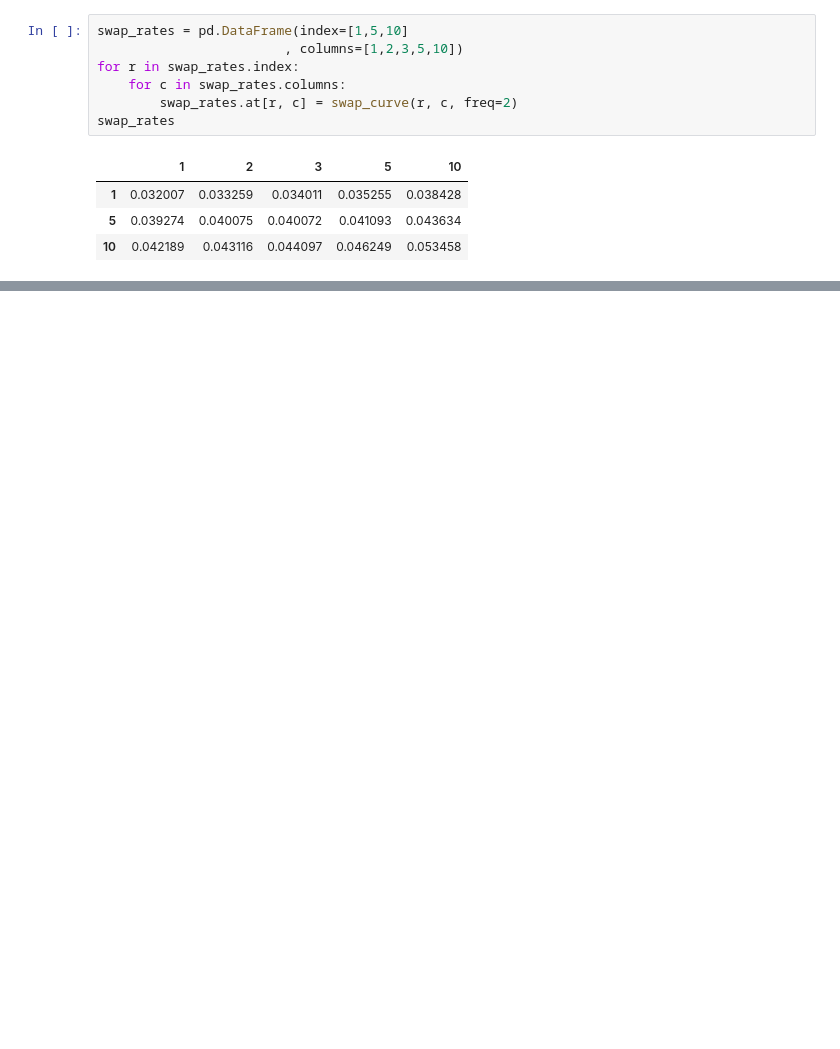
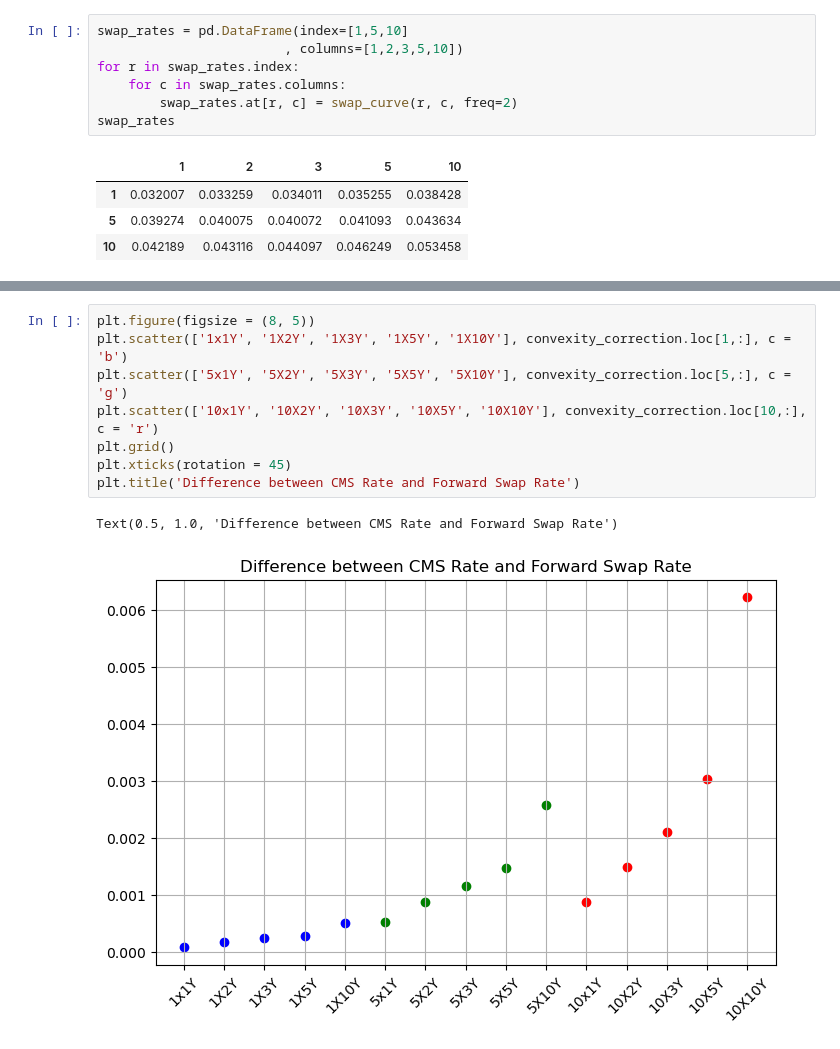
Before and after one commit to njh18/qf634-quant-research-methods, a Jupyter notebook: qf605-fixed-income/ann/project_part_3.ipynb, the cells around one changed output, grey strips where cells are left out. Saved outputs shown, nothing was run; the diff lists cells and outputs as text; blank space fills up the shorter version.

```diff
--- a/qf605-fixed-income/ann/project_part_3.ipynb
+++ b/qf605-fixed-income/ann/project_part_3.ipynb
@@ -228,0 +241,11 @@ cms_rates
+# %%
+plt.figure(figsize = (8, 5))
+plt.scatter(['1x1Y', '1X2Y', '1X3Y', '1X5Y', '1X10Y'], convexity_correction.loc[1,:], c = 'b')
+plt.scatter(['5x1Y', '5X2Y', '5X3Y', '5X5Y', '5X10Y'], convexity_correction.loc[5,:], c = 'g')
+plt.scatter(['10x1Y', '10X2Y', '10X3Y', '10X5Y', '10X10Y'], convexity_correction.loc[10,:], c = 'r')
+plt.grid()
+plt.xticks(rotation = 45)
+plt.title('Difference between CMS Rate and Forward Swap Rate')
+# %% [output]
+Text(0.5, 1.0, 'Difference between CMS Rate and Forward Swap Rate')
+[figure, added]
```
Also changed, not shown: parts of 7 cells of this notebook, 3 other files.
